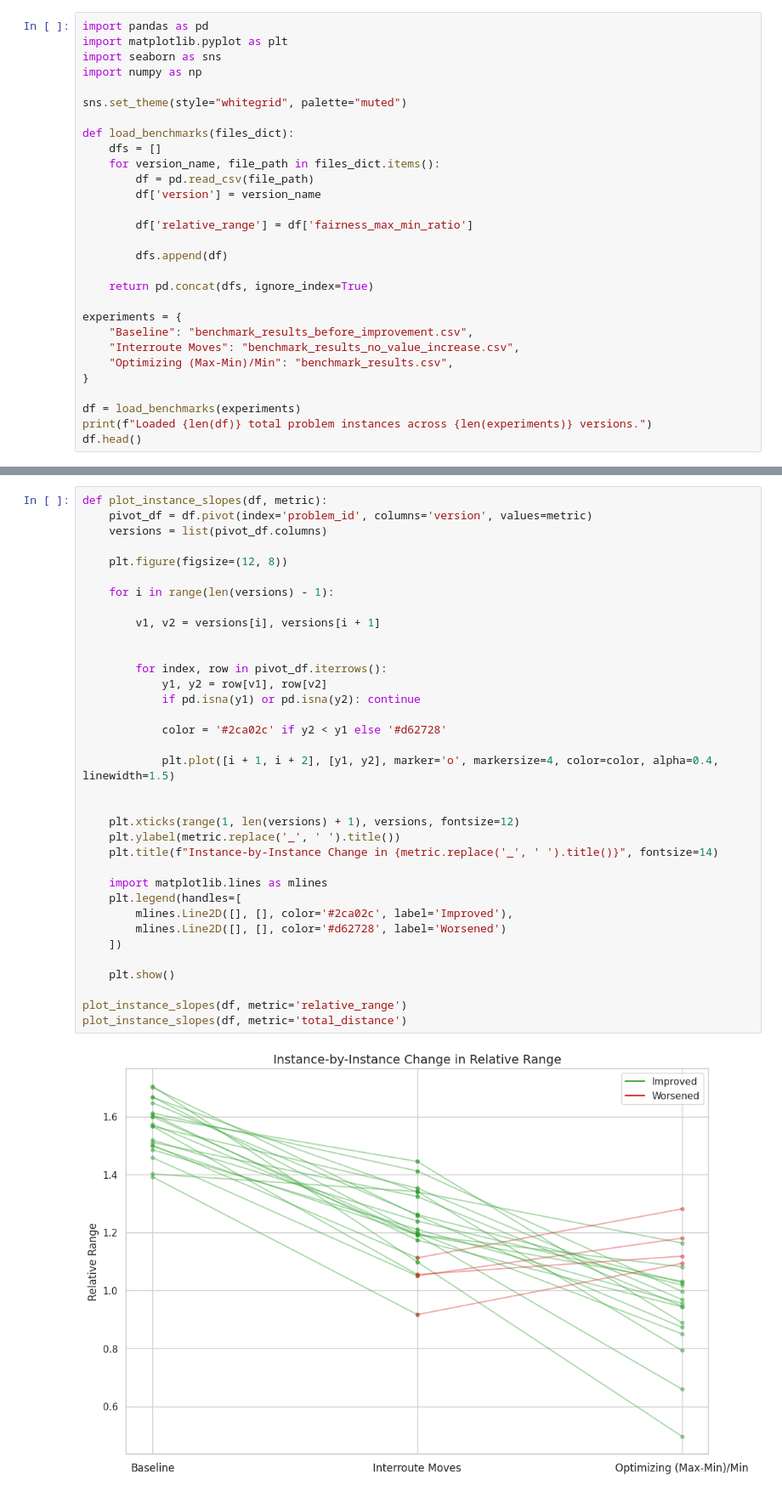
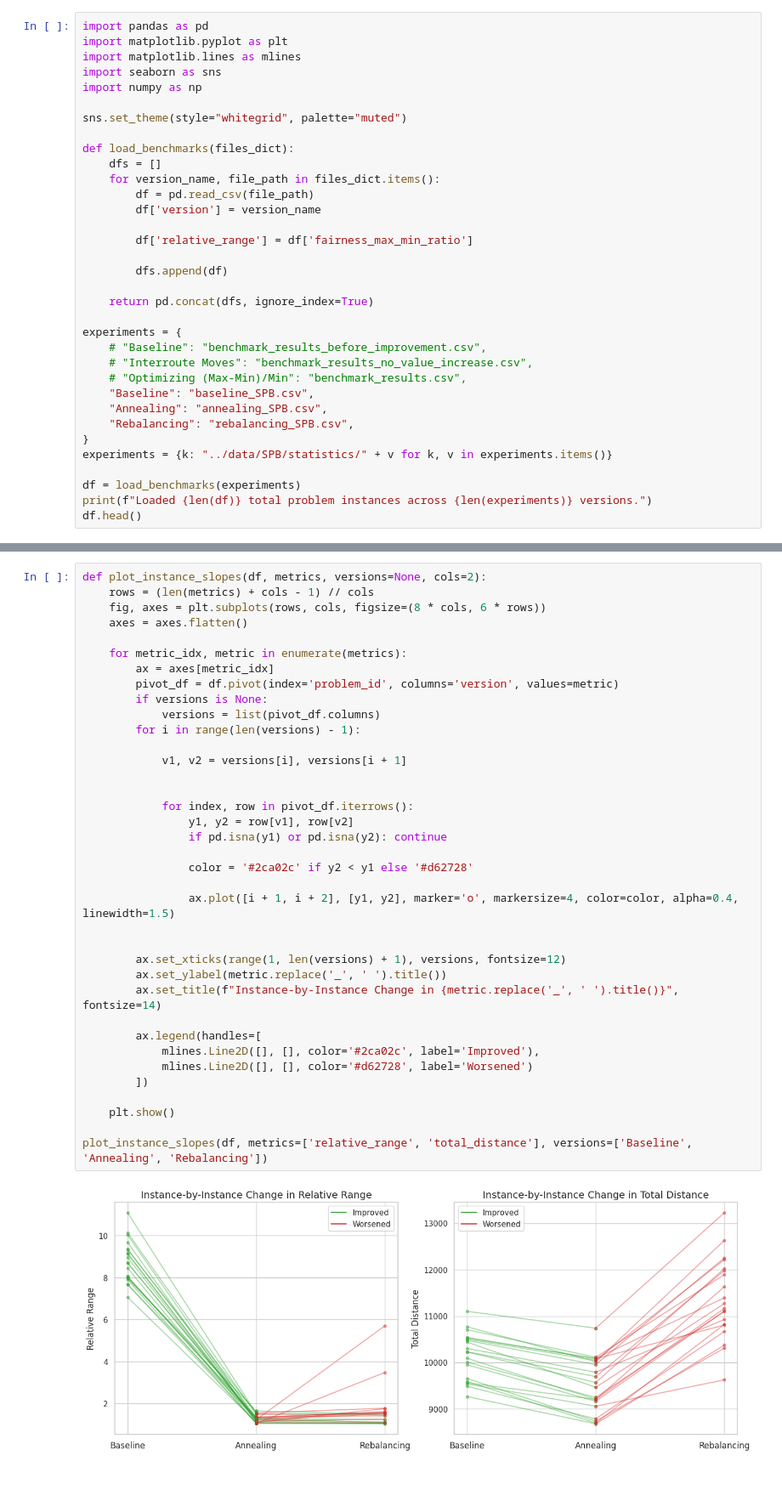
Before and after one commit to Stephic-Hardy/IH_VNS_TL_Fair_VRP, a Jupyter notebook: scripts/benchmark_visualizer.ipynb, the cells around one changed output, grey strips where cells are left out. Shown at 85% size. Drawn from its saved outputs; the diff is of its cells as text.

```diff
--- a/scripts/benchmark_visualizer.ipynb
+++ b/scripts/benchmark_visualizer.ipynb
@@ -1,6 +1,7 @@
 # %%
 import pandas as pd
 import matplotlib.pyplot as plt
+import matplotlib.lines as mlines
 import seaborn as sns
 import numpy as np
 
@@ -19,10 +20,14 @@ def load_benchmarks(files_dict):
     return pd.concat(dfs, ignore_index=True)
 
 experiments = {
-    "Baseline": "benchmark_results_before_improvement.csv",
-    "Interroute Moves": "benchmark_results_no_value_increase.csv",
-    "Optimizing (Max-Min)/Min": "benchmark_results.csv",
+    # "Baseline": "benchmark_results_before_improvement.csv",
+    # "Interroute Moves": "benchmark_results_no_value_increase.csv",
+    # "Optimizing (Max-Min)/Min": "benchmark_results.csv",
+    "Baseline": "baseline_SPB.csv",
+    "Annealing": "annealing_SPB.csv",
+    "Rebalancing": "rebalancing_SPB.csv",
 }
+experiments = {k: "../data/SPB/statistics/" + v for k, v in experiments.items()}
 
 df = load_benchmarks(experiments)
 print(f"Loaded {len(df)} total problem instances across {len(experiments)} versions.")
@@ -81,37 +85,39 @@ compare_distributions(df, ['total_distance', 'relative_range', 'fairness_max_min
 # %%
-def plot_instance_slopes(df, metric):
-    pivot_df = df.pivot(index='problem_id', columns='version', values=metric)
-    versions = list(pivot_df.columns)
+def plot_instance_slopes(df, metrics, versions=None, cols=2):
+    rows = (len(metrics) + cols - 1) // cols
+    fig, axes = plt.subplots(rows, cols, figsize=(8 * cols, 6 * rows))
+    axes = axes.flatten()
 
-    plt.figure(figsize=(12, 8))
+    for metric_idx, metric in enumerate(metrics):
+        ax = axes[metric_idx]
+        pivot_df = df.pivot(index='problem_id', columns='version', values=metric)
+        if versions is None:
+            versions = list(pivot_df.columns)
+        for i in range(len(versions) - 1):
 
-    for i in range(len(versions) - 1):
-
-        v1, v2 = versions[i], versions[i + 1]
+            v1, v2 = versions[i], versions[i + 1]
 
 
-        for index, row in pivot_df.iterrows():
-            y1, y2 = row[v1], row[v2]
-            if pd.isna(y1) or pd.isna(y2): continue
+            for index, row in pivot_df.iterrows():
+                y1, y2 = row[v1], row[v2]
+                if pd.isna(y1) or pd.isna(y2): continue
 
-            color = '#2ca02c' if y2 < y1 else '#d62728'
+                color = '#2ca02c' if y2 < y1 else '#d62728'
 
-            plt.plot([i + 1, i + 2], [y1, y2], marker='o', markersize=4, color=color, alpha=0.4, linewidth=1.5)
+                ax.plot([i + 1, i + 2], [y1, y2], marker='o', markersize=4, color=color, alpha=0.4, linewidth=1.5)
 
 
-    plt.xticks(range(1, len(versions) + 1), versions, fontsize=12)
-    plt.ylabel(metric.replace('_', ' ').title())
-    plt.title(f"Instance-by-Instance Change in {metric.replace('_', ' ').title()}", fontsize=14)
+        ax.set_xticks(range(1, len(versions) + 1), versions, fontsize=12)
+        ax.set_ylabel(metric.replace('_', ' ').title())
+        ax.set_title(f"Instance-by-Instance Change in {metric.replace('_', ' ').title()}", fontsize=14)
 
-    import matplotlib.lines as mlines
-    plt.legend(handles=[
-        mlines.Line2D([], [], color='#2ca02c', label='Improved'),
-        mlines.Line2D([], [], color='#d62728', label='Worsened')
-    ])
+        ax.legend(handles=[
+            mlines.Line2D([], [], color='#2ca02c', label='Improved'),
+            mlines.Line2D([], [], color='#d62728', label='Worsened')
+        ])
 
     plt.show()
 
-plot_instance_slopes(df, metric='relative_range')
-plot_instance_slopes(df, metric='total_distance')
+plot_instance_slopes(df, metrics=['relative_range', 'total_distance'], versions=['Baseline', 'Annealing', 'Rebalancing'])
 # %% [output]
-[figure, old version]
+[figure, new version]
```
Also changed, not shown: parts of 4 cells of this notebook, 4 other files.
